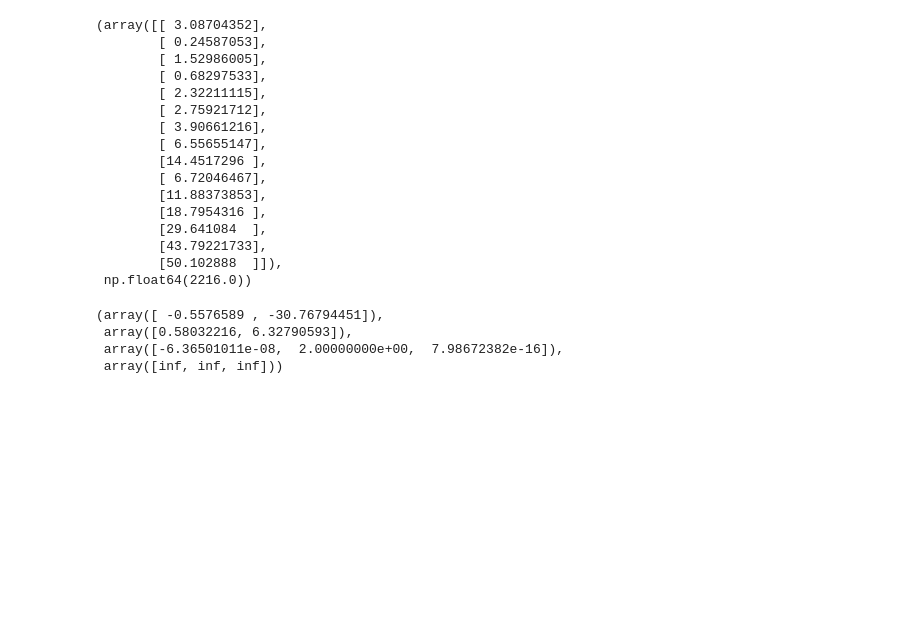
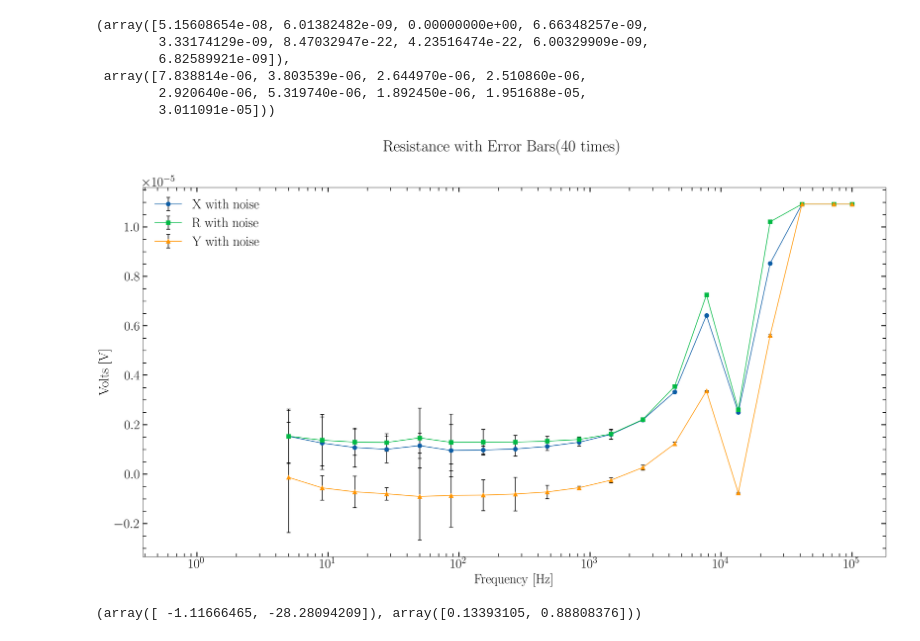
Before and after one commit to TheInvisibleFoe/PH4103-term-project, a Jupyter notebook: Pyvisa.ipynb, the cells around one changed output. Cells and saved outputs as stored; diff of their text form; code cells hidden in the pictures; blank space fills up the shorter version.

```diff
--- a/Pyvisa.ipynb
+++ b/Pyvisa.ipynb
@@ -218,22 +423,44 @@ ax.legend()
+# %%
+ noiseX2,X2
+# %% [output]
+(array([5.15608654e-08, 6.01382482e-09, 0.00000000e+00, 6.66348257e-09,
+        3.33174129e-09, 8.47032947e-22, 4.23516474e-22, 6.00329909e-09,
+        6.82589921e-09]),
+ array([7.838814e-06, 3.803539e-06, 2.644970e-06, 2.510860e-06,
+        2.920640e-06, 5.319740e-06, 1.892450e-06, 1.951688e-05,
+        3.011091e-05]))
 # %%
-ResistanceX, freqRange[4]
+fig, axes = plt.subplots(1, 1, dpi=200, figsize=(20,10))
+# ax = axes[0]
+ax = axes
+ax.set_xlabel("Frequency [Hz]")
+ax.set_ylabel("Volts [V]")
+ax.set_xscale("log")
+# ax.scatter(freqRange_coll, R)
+# ax.scatter(freqRange_coll, X)
+
+# ax.scatter(freqRange_coll, Y)
+# ax.plot(freqRange_coll, R, label="R")
+# ax.plot(freqRange_coll, X, label="X")
+# ax.plot(freqRange_coll, Y, label="Y")
+
+
+
+# ax.plot(freqRange_coll2, X2, label="X1", marker='o')
+# ax.plot(freqRange_coll1, R1, label="R1", marker='o')
+# ax.plot(freqRange_coll1, Y1, label="Y1", marker='o')
+
+# ax.errorbar(freqRange_coll1, X1, yerr=2*1e-5, label="noiseX1")
+ax.errorbar(freqRange_coll7, X7, yerr=40*noiseX7, label="X with noise", marker='o', capsize=3, ecolor='black')
+ax.errorbar(freqRange_coll7, R7, yerr=40*noiseR7, label="R with noise", marker='s', capsize=3, ecolor='black')
+ax.errorbar(freqRange_coll7, Y7, yerr=40*noiseY7, label="Y with noise", marker='^', capsize=3, ecolor='black')
+ax.tick_params('both', length=7, width=1.5, which='major')
+ax.tick_params('both', length=5, width=1, which='minor')
+fig.suptitle("Resistance with Error Bars(40 times)")
+ax.legend()
+fig.savefig("images/Res_vs_Freq_with_Error_Bars_dat386.png", dpi=300)
 # %% [output]
-(array([[ 3.08704352],
-        [ 0.24587053],
-        [ 1.52986005],
-        [ 0.68297533],
-        [ 2.32211115],
-        [ 2.75921712],
-        [ 3.90661216],
-        [ 6.55655147],
-        [14.4517296 ],
-        [ 6.72046467],
-        [11.88373853],
-        [18.7954316 ],
-        [29.641084  ],
-        [43.79221733],
-        [50.102888  ]]),
- np.float64(2216.0))
+[figure, added]
 # %%
 def linfit(x,a,b):
     y = a*x+b
@@ -242,24 +469,21 @@ def logfit(x,a,b,c):
     y = a/(np.pow(x,b))
     y = y+c
     return y
-xf = np.log(freqRange_coll[:fc_cutoff])
-yf = np.log((noiseX**2)[:fc_cutoff])
+xf = np.log(freqRange_coll[fc_start:fc_cutoff])
+yf = np.log((noiseX**2)[fc_start:fc_cutoff])
 
-xf1 = freqRange_coll[:fc_cutoff]
-yf1 = (noiseX**2)[:fc_cutoff]
+# xf1 = freqRange_coll[:fc_cutoff]
+# yf1 = (noiseX**2)[:fc_cutoff]
 
 
 params, pcov = curve_fit(linfit, xf,yf)
-params1, pcov1 = curve_fit(logfit, xf1,yf1, p0 = [0,2,0], maxfev = 10000)
+# params1, pcov1 = curve_fit(logfit, xf1,yf1, p0 = [0,2,0], maxfev = 10000)
 perr = np.sqrt(np.diag(pcov))
-perr1 = np.sqrt(np.diag(pcov1))
+# perr1 = np.sqrt(np.diag(pcov1))
 
-params, perr,params1, perr1
+params, perr
 # %% [output]
-(array([ -0.5576589 , -30.76794451]),
- array([0.58032216, 6.32790593]),
- array([-6.36501011e-08,  2.00000000e+00,  7.98672382e-16]),
- array([inf, inf, inf]))
+(array([ -1.11666465, -28.28094209]), array([0.13393105, 0.88808376]))
 # %%
 fig, axes = plt.subplots(1,1, dpi =300, figsize = (16,9))
 fc_cutoff = -1
```
Also changed, not shown: parts of 15 cells of this notebook, 28 other files.
